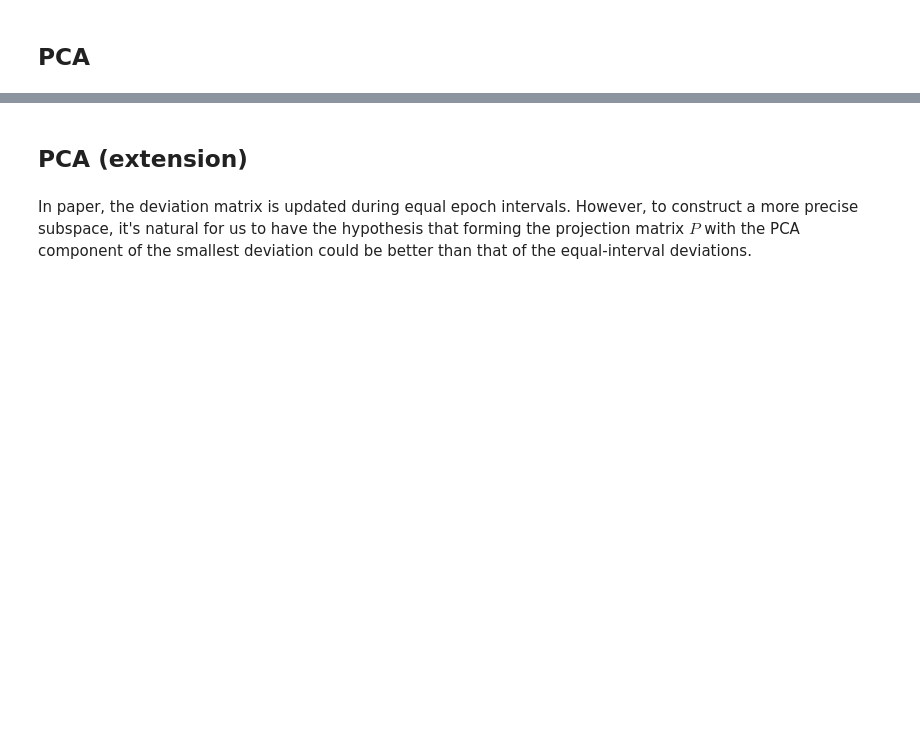
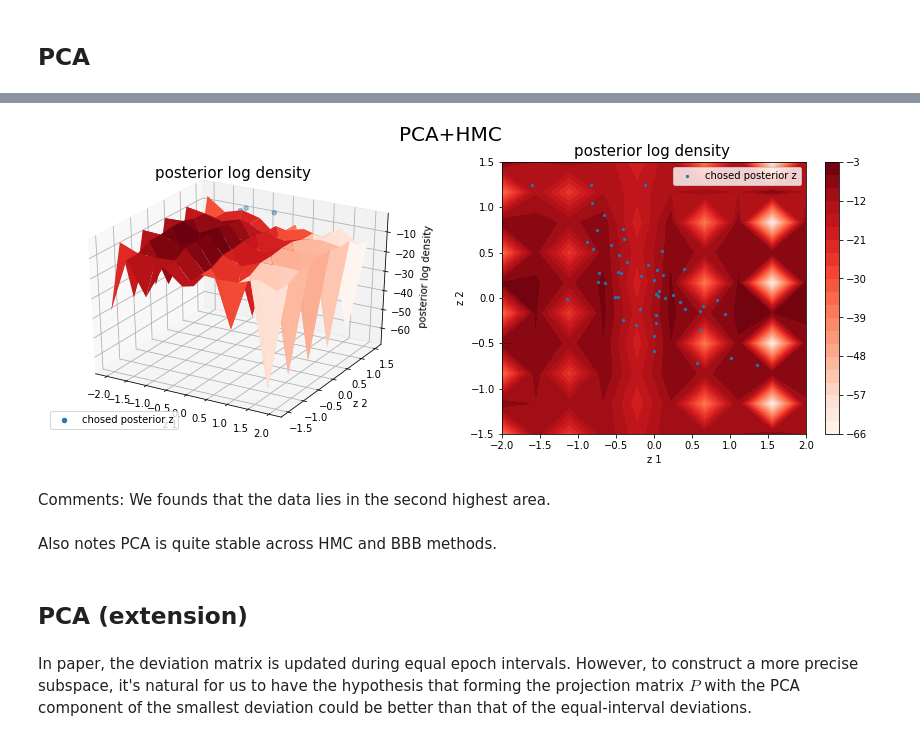
Before and after one commit to Yuting-Kou/am207_Project, a Jupyter notebook: src/hmc_yimxu_koko.ipynb, the cells around one changed output, grey strips where cells are left out. Cells and saved outputs as stored; diff of their text form; code cells hidden in the pictures; blank space fills up the shorter version.

```diff
--- a/src/hmc_yimxu_koko.ipynb
+++ b/src/hmc_yimxu_koko.ipynb
@@ -297,5 +307,12 @@ print('The Posterior Predictive Log likelihood of the observed data is {0:6.4f}'
 # %%
-plot_posterior_likelihood(my_inference=my_inference, name='PCA+HMC',zx_range=[-0.5,0.5], zy_range=[-0.5,0.5])
+plot_posterior_likelihood(my_inference=my_inference, name='PCA+HMC',zx_range=[-2,2], zy_range=[-1.5,1.5])
+# %% [output]
+[figure, added]
+# %% [markdown]
+Comments:
+We founds that the data lies in the second highest area.
+# %% [markdown]
+Also notes PCA is quite stable across HMC and BBB methods.
 # %% [markdown]
 ## PCA (extension)
 # %% [markdown]
```
Also changed, not shown: parts of 6 cells of this notebook, 2 other files.
